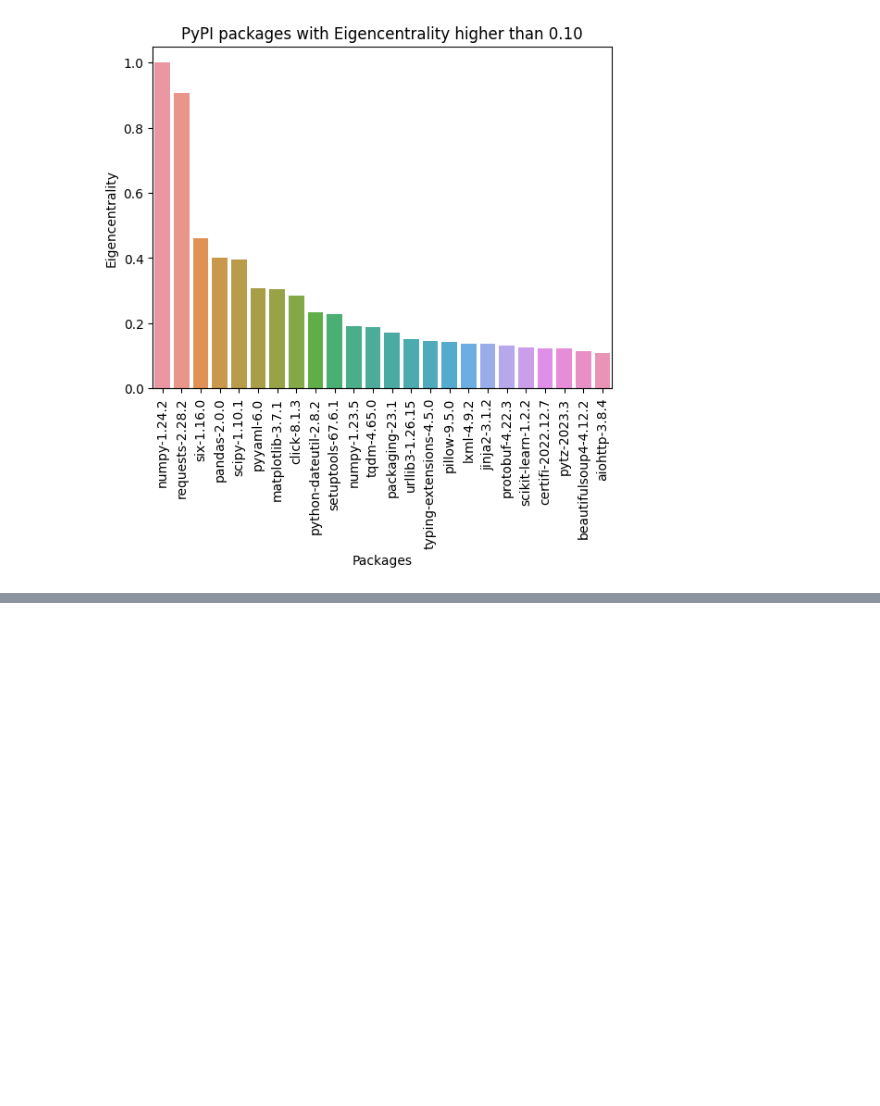
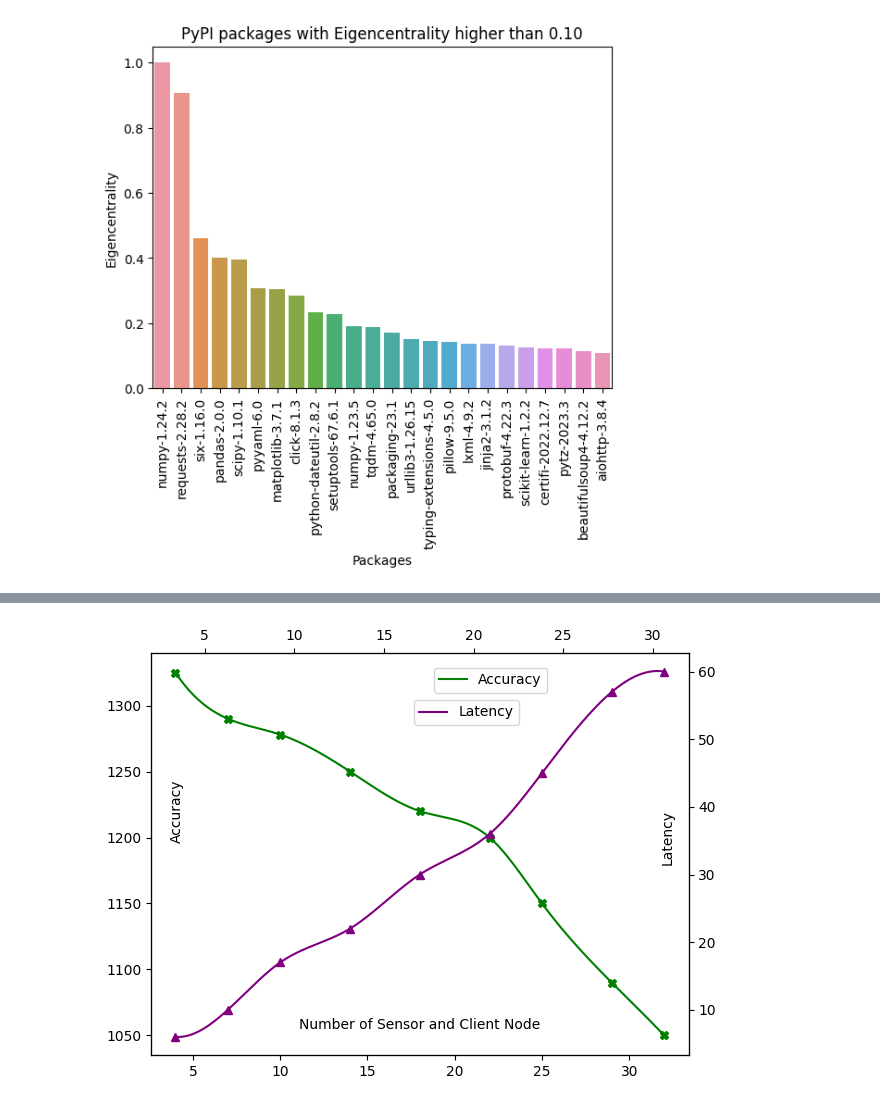
Before and after one commit to rahmanziaur/TestGraphTheory, a Jupyter notebook: Degree_PR_EVC_1_1.ipynb, the cells around one changed output, grey strips where cells are left out. Saved outputs shown, nothing was run; the diff lists cells and outputs as text; code cells hidden in the pictures; blank space fills up the shorter version.

```diff
--- a/Degree_PR_EVC_1_1.ipynb
+++ b/Degree_PR_EVC_1_1.ipynb
@@ -95,0 +348,69 @@ plt.show()
+# %%
+import matplotlib.pyplot as plt
+import numpy as np
+import pandas as pd
+from scipy.interpolate import make_interp_spline, BSpline
+
+df = pd.read_csv('https://raw.githubusercontent.com/rahmanziaur/rahman/master/throughput.csv')
+df1 = pd.read_csv('https://raw.githubusercontent.com/rahmanziaur/rahman/master/latency.csv')
+
+fig, ax = plt.subplots()
+x = df['Nodes']
+y = df['Throughput']
+
+xnew = np.linspace(x.min(), x.max(), 300)
+spl = make_interp_spline(x, y, k=3)  # type: BSpline
+power_smooth = spl(xnew)
+
+#ax.plot(xnew, power_smooth, color='tab:red', label='Throughput')
+l0 = ax.plot(xnew, power_smooth, color='green',label='Accuracy')
+l1 = ax.plot(x, y, 'X',color='green')
+ax.legend(loc='upper right', bbox_to_anchor=(0.75, 0.98))
+#ax.legend()
+ax.text(3.7, 1220, 'Accuracy', va='center', rotation='vertical')
+ax.text(18, 1055, 'Number of Sensor and Client Node', ha='center')
+#ax.set_ylabel('Throughput (Tx/sec)')
+
+#ax.axis([2, 34, 1035, 1340])
+
+ax2 = ax.twinx()
+x1 = df1['Nodes']
+y1 = df1['Latency']
+
+color = 'purple'
+
+xnew1 = np.linspace(x.min(), x.max(), 300)
+spl1 = make_interp_spline(x1, y1, k=3)
+power_smooth1 = spl1(xnew1)
+
+#ax2.plot(xnew1, power_smooth1, color=color, label='Latency')
+l2 = ax2.plot(xnew1, power_smooth1, color=color,label='Latency')
+l3 = ax2.plot(x1, y1, '^',color=color)
+ax2.legend(loc='upper right', bbox_to_anchor=(0.697, 0.90))
+#ax2.legend()
+ax2.tick_params(axis='y')
+
+ax2.text(31.8, 35.4, 'Latency', va='center', rotation='vertical')
+
+#ax2.grid(b=True, which='minor', color='r', linestyle='--', axis='x')
+
+#ax2.axis([2, 34, 0, 100])
+
+ax3 = ax.twiny()
+ax3.tick_params(axis='x')
+ax3.axis([2, 32, 1035, 1340])
+
+#ax2.grid(b=True, color='#999999', linestyle='--')
+#ax.grid(b=True, color='#999999', linestyle=':')
+# ax.grid(True)
+
+
+
+fig.tight_layout()
+#plt.yscale('log')
+
+#plt.grid(b=True, which='major', color='#999999', linestyle='--')
+fig.savefig('f77.pdf')
+plt.show()
+# %% [output]
+[figure, added]
```
Also changed, not shown: parts of 9 cells of this notebook.
